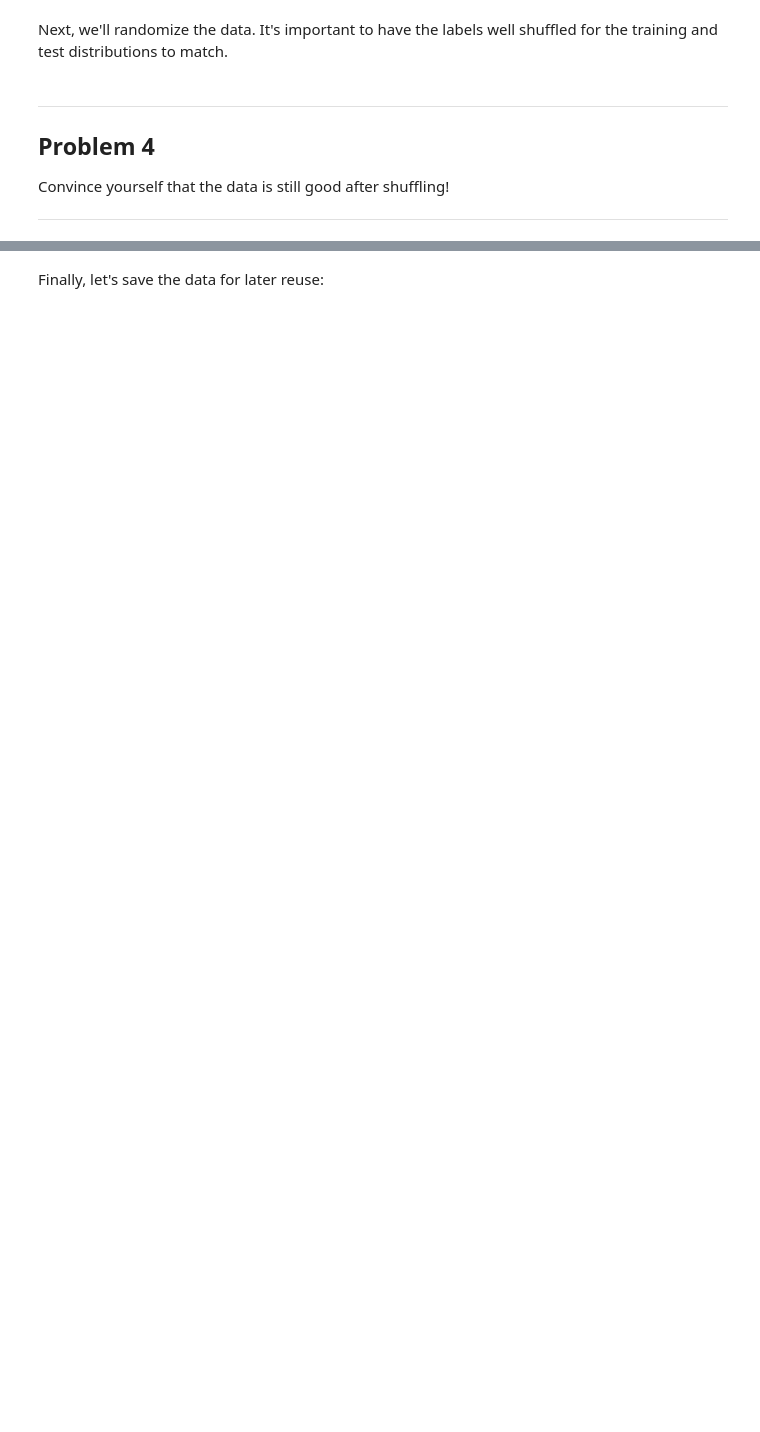
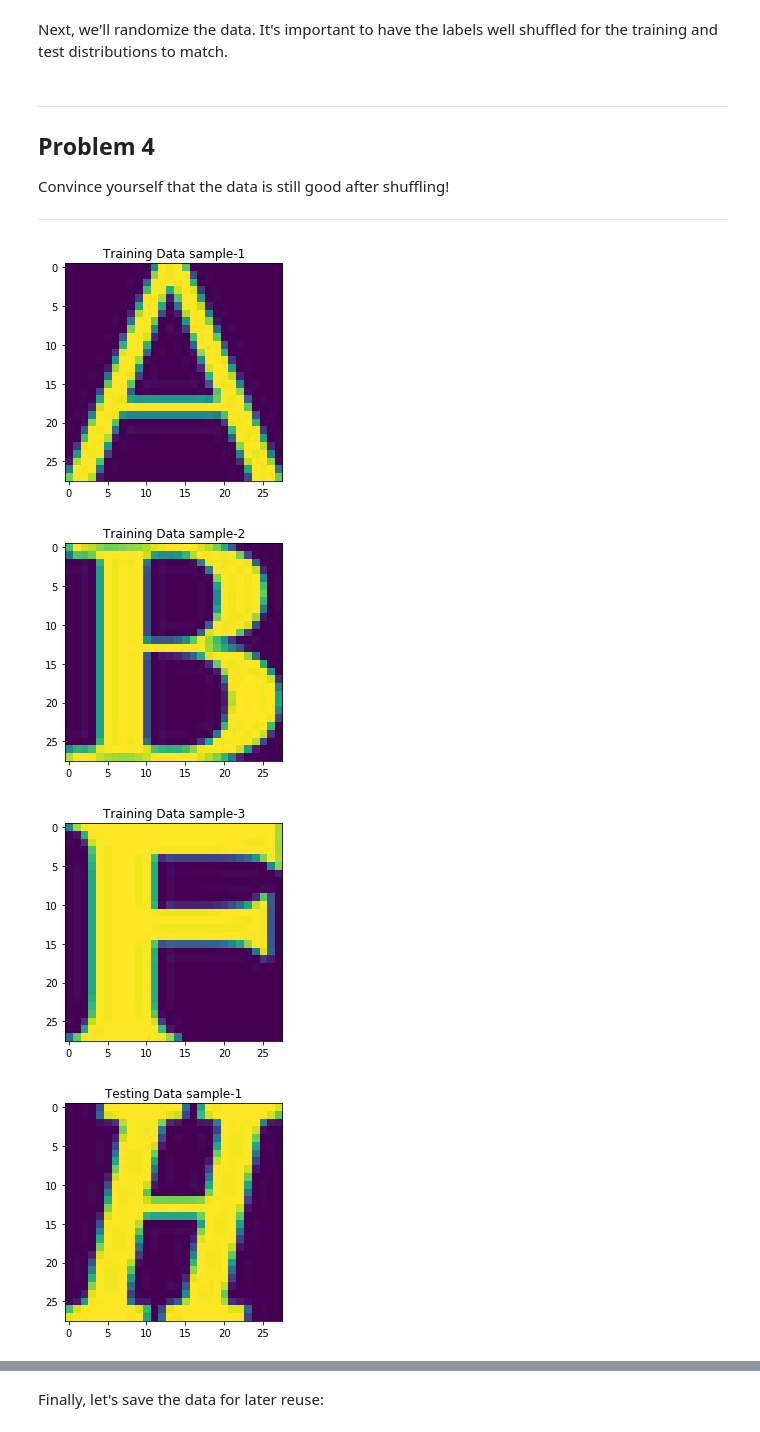
Before and after one commit to PadmarajBhat/Deep-Learning-Introduction, a Jupyter notebook: 1_notmnist.ipynb, the cells around one changed output, grey strips where cells are left out. Drawn from its saved outputs; the diff is of its cells as text; code cells hidden in the pictures; blank space fills up the shorter version.

```diff
--- a/1_notmnist.ipynb
+++ b/1_notmnist.ipynb
@@ -393,3 +393,23 @@ Problem 4
 Convince yourself that the data is still good after shuffling!
 
 ---
+# %%
+for i in range(3):
+    plt.imshow(train_dataset[np.random.randint(train_dataset.shape[0])])
+    plt.title("Training Data sample-"+str(i+1))
+    plt.show()
+
+for i in range(3):
+    plt.imshow(test_dataset[np.random.randint(test_dataset.shape[0])])
+    plt.title("Testing Data sample-"+str(i+1))
+    plt.show()
+
+for i in range(3):
+    plt.imshow(valid_dataset[np.random.randint(valid_dataset.shape[0])])
+    plt.title("Validation Data sample-"+str(i+1))
+    plt.show()
+# %% [output]
+[figure, added]
+[figure, added]
+[figure, added]
+[figure, added]
```
Also changed, not shown: parts of 6 cells of this notebook.
